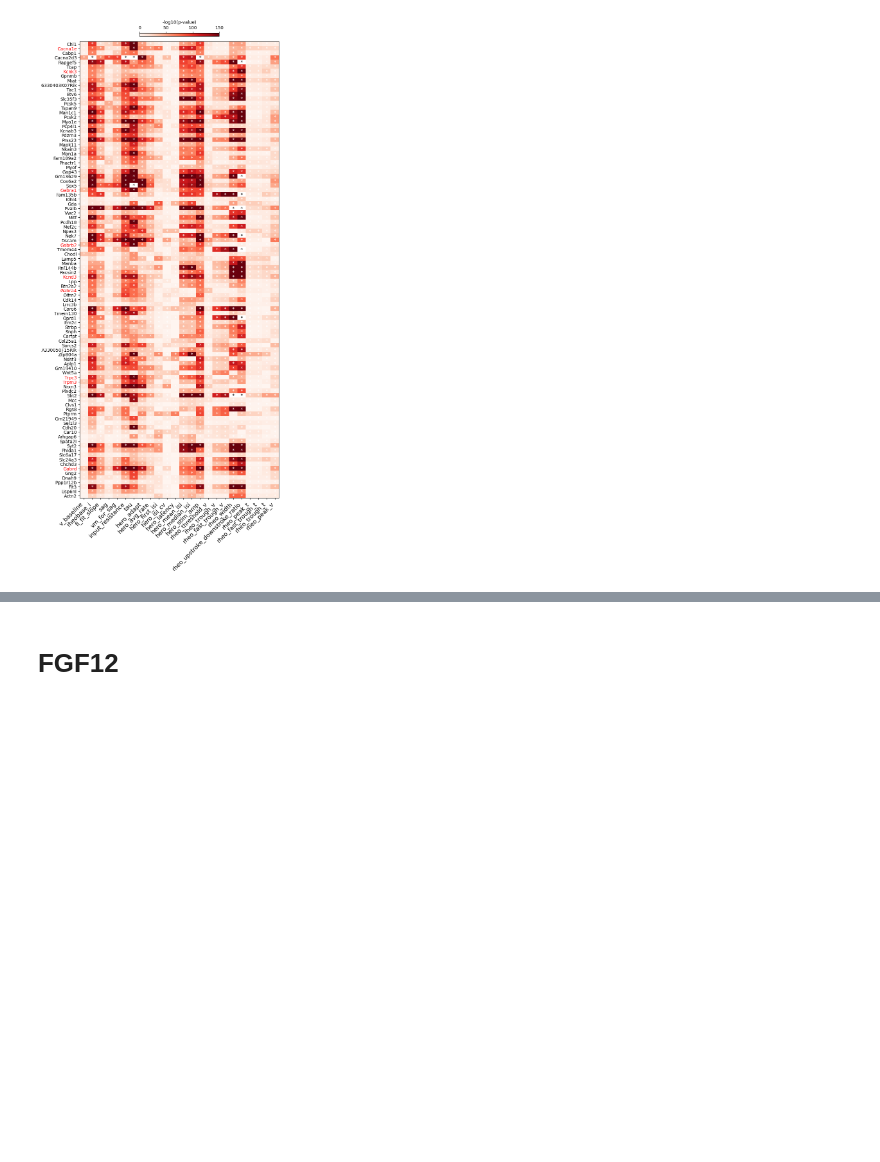
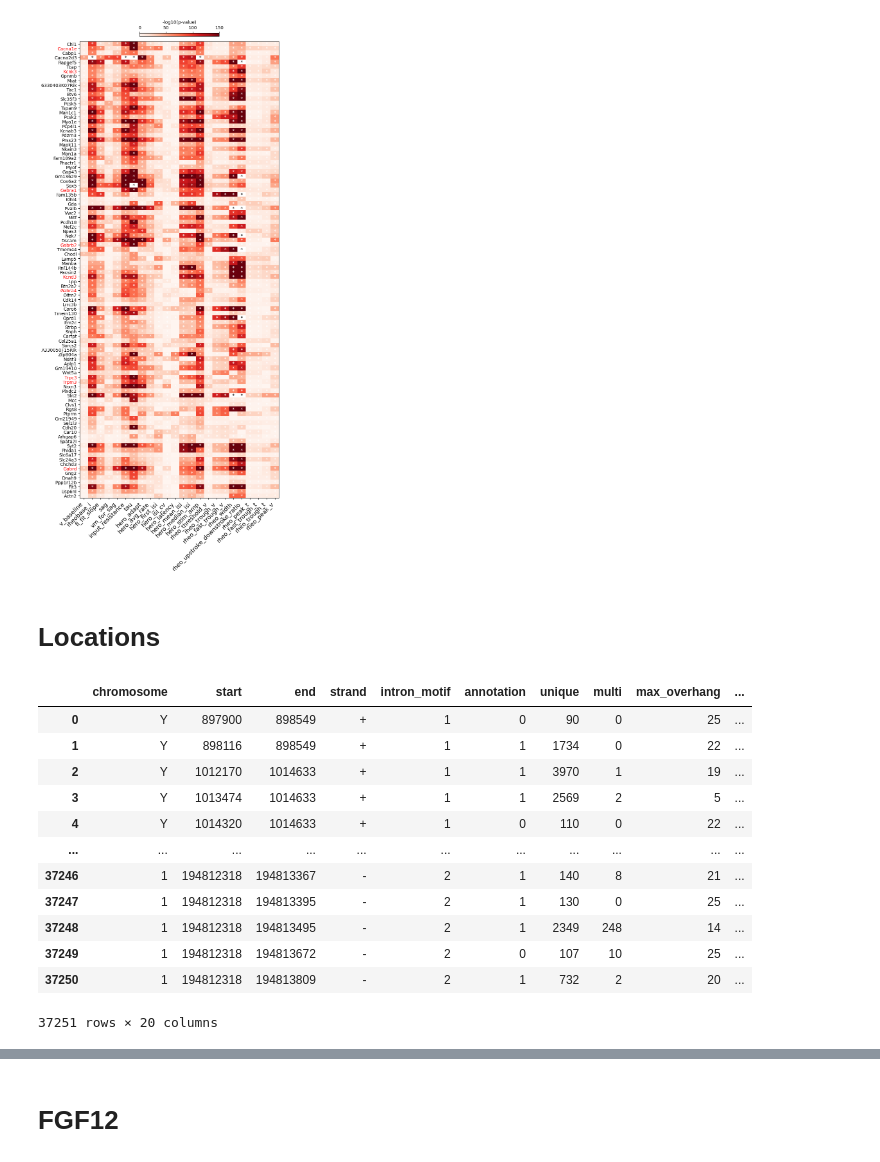
Before and after one commit to nuoxuxu/patch_seq_spl, a Jupyter notebook: notebooks/funcitonal_characterization.ipynb, the cells around one changed output, grey strips where cells are left out. Saved outputs shown, nothing was run; the diff lists cells and outputs as text; code cells hidden in the pictures; blank space fills up the shorter version.

```diff
--- a/notebooks/funcitonal_characterization.ipynb
+++ b/notebooks/funcitonal_characterization.ipynb
@@ -242,3 +235,21 @@ fig.colorbar(mpl.cm.ScalarMappable(norm=mpl.colors.Normalize(vmin = vmin, vmax =
 # %% [output]
 <matplotlib.colorbar.Colorbar at 0x...>
 [figure]
+# %% [markdown]
+# Locations
+# %%
+adata.var
+# %% [output]
+|  | chromosome | start | end | strand | intron_motif | annotation | unique | multi | max_overhang | ... |
+| 0 | Y | 897900 | 898549 | + | 1 | 0 | 90 | 0 | 25 | ... |
+| 1 | Y | 898116 | 898549 | + | 1 | 1 | 1734 | 0 | 22 | ... |
+| 2 | Y | 1012170 | 1014633 | + | 1 | 1 | 3970 | 1 | 19 | ... |
+| 3 | Y | 1013474 | 1014633 | + | 1 | 1 | 2569 | 2 | 5 | ... |
+| 4 | Y | 1014320 | 1014633 | + | 1 | 0 | 110 | 0 | 22 | ... |
+| ... | ... | ... | ... | ... | ... | ... | ... | ... | ... | ... |
+| 37246 | 1 | 194812318 | 194813367 | - | 2 | 1 | 140 | 8 | 21 | ... |
+| 37247 | 1 | 194812318 | 194813395 | - | 2 | 1 | 130 | 0 | 25 | ... |
+| 37248 | 1 | 194812318 | 194813495 | - | 2 | 1 | 2349 | 248 | 14 | ... |
+| 37249 | 1 | 194812318 | 194813672 | - | 2 | 0 | 107 | 10 | 25 | ... |
+| 37250 | 1 | 194812318 | 194813809 | - | 2 | 1 | 732 | 2 | 20 | ... |
+37251 rows × 20 columns
```
Also changed, not shown: parts of 8 cells of this notebook, 9 other files.
